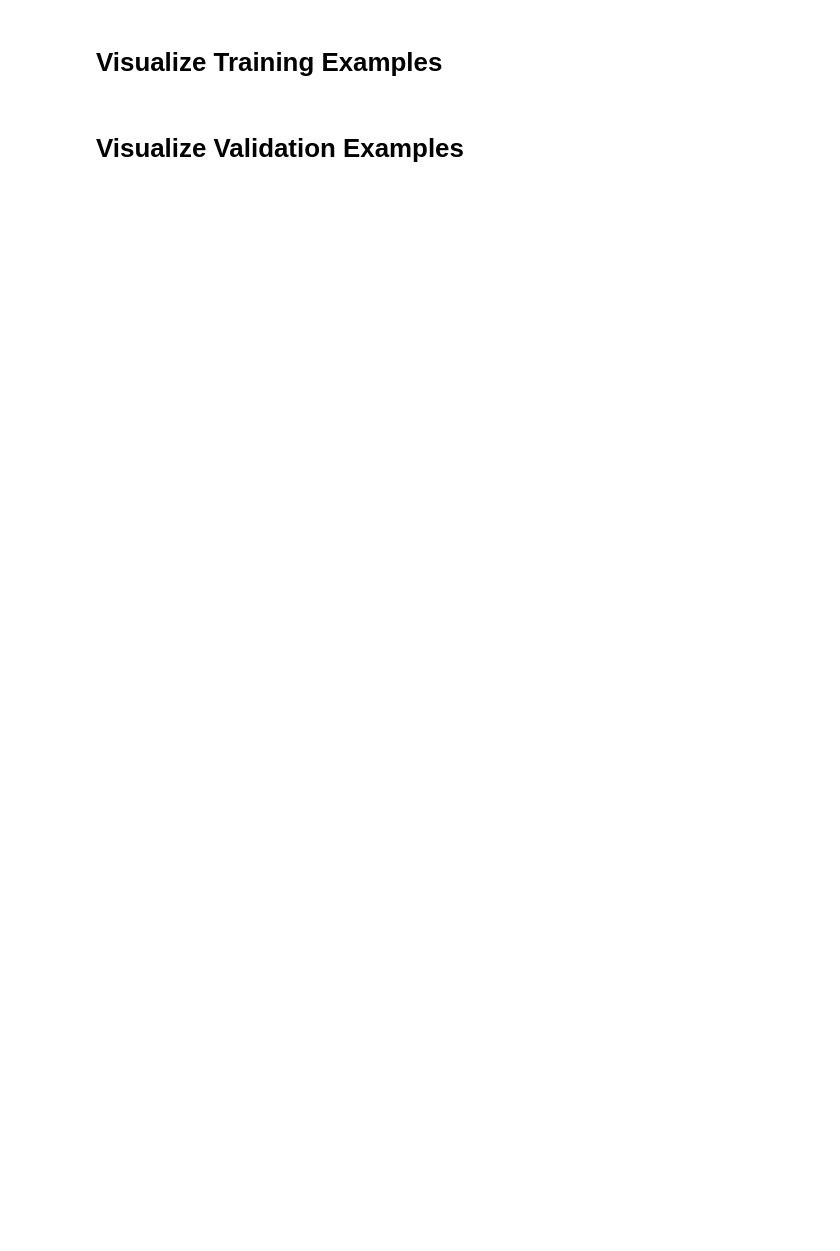
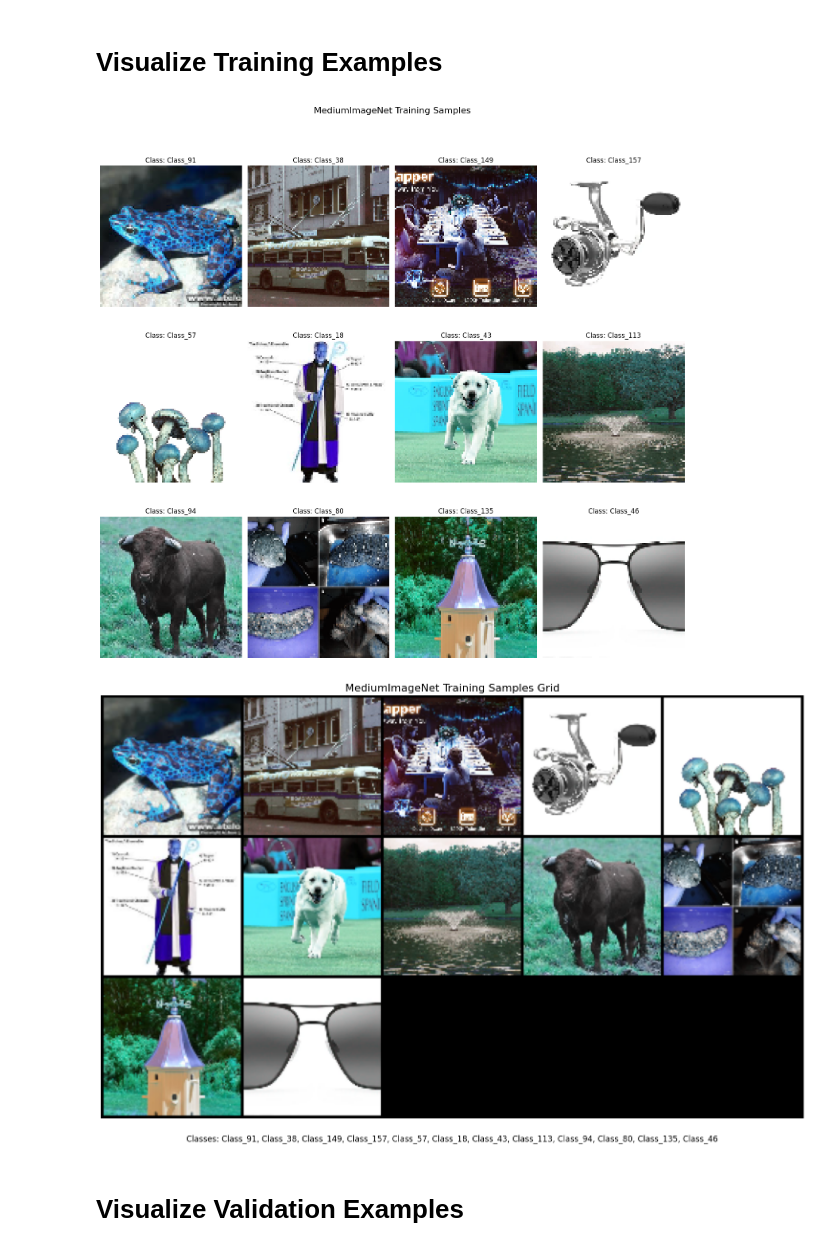
Before and after one commit to LoocasGoose/model-zhu, a Jupyter notebook: data/HDF5_visualizer.ipynb, the cells around one changed output. Saved outputs shown, nothing was run; the diff lists cells and outputs as text; code cells hidden in the pictures; blank space fills up the shorter version.

Commit message:
Add HDF5 dataset visualizer

```diff
--- a/data/HDF5_visualizer.ipynb
+++ b/data/HDF5_visualizer.ipynb
@@ -14,9 +14,11 @@ from PIL import Image
 # Load the Dataset
 # %%
 # Path to the HDF5 dataset and class names file
-# Change this path if needed to match your environment
-DATA_DIR = '/data/medium-imagenet'
-HDF5_PATH = os.path.join(DATA_DIR, 'medium-imagenet-nmep-96.hdf5')
+# Updated path to match the actual location on honeydew
+DATA_DIR = '/honey/nmep'
+HDF5_PATH = os.path.join(DATA_DIR, 'medium-imagenet-96.hdf5')  # Updated filename
+
+# Try to find class names file
 CLASS_NAMES_PATH = os.path.join(DATA_DIR, 'class_names.txt')
 
 # If the class_names.txt is not available, you can try these alternatives
@@ -33,7 +35,15 @@ try:
     print(f"First 5 classes: {class_names[:5]}")
 except FileNotFoundError:
     print(f"Class names file not found at {CLASS_NAMES_PATH}")
-    class_names = [f"Class_{i}" for i in range(200)]  # Fallback to generic names
+    # Try looking for class names in alternative locations
+    try:
+        alt_path = '/data/medium-imagenet/class_names.txt'
+        with open(alt_path, 'r') as f:
+            class_names = [line.strip() for line in f.readlines()]
+        print(f"Loaded {len(class_names)} class names from {alt_path}")
+    except FileNotFoundError:
+        print("Falling back to generic class names")
+        class_names = [f"Class_{i}" for i in range(200)]  # Fallback to generic names
 
 # Open the HDF5 file
 try:
@@ -90,38 +109,41 @@ def display_image_grid(images, labels, num_images=10, title="Dataset Samples Gri
     plt.imshow(grid_np)
     plt.title(title, fontsize=16)
     plt.axis('off')
 
     # Add class names below the image
     class_text = ", ".join([class_names[labels[i]] for i in range(min(num_images, len(labels)))])
     plt.figtext(0.5, 0.01, f"Classes: {class_text}", wrap=True, horizontalalignment='center', fontsize=12)
 
     plt.tight_layout()
     plt.show()
 
 # Visualize training samples
 try:
     # Access train data and labels
-    train_data = h5_file['train_data']
-    train_labels = h5_file['train_labels']
+    images_train = h5_file['images-train']
+    labels_train = h5_file['labels-train']
 
     # Sample random indices
     num_samples = 12
-    sample_indices = np.random.choice(len(train_labels), num_samples, replace=False)
+    sample_indices = np.random.choice(len(labels_train), num_samples, replace=False)
 
     # Get the sampled images and labels
-    sample_images = [train_data[i] for i in sample_indices]
-    sample_labels = [train_labels[i] for i in sample_indices]
+    sample_images = [np.transpose(images_train[i], (1, 2, 0)) for i in sample_indices]
+    sample_labels = [labels_train[i] for i in sample_indices]
 
     # Display individual images
     display_images(sample_images, sample_labels, num_samples, "MediumImageNet Training Samples")
 
     # Display as a grid
     display_image_grid(sample_images, sample_labels, num_samples, "MediumImageNet Training Samples Grid")
 
 except KeyError as e:
     print(f"Error accessing dataset: {e}")
     print("The HDF5 file structure might be different than expected.")
     print(f"Available keys: {list(h5_file.keys())}")
+# %% [output]
+[figure, added]
+[figure, added]
 # %% [markdown]
 # Visualize Validation Examples
 # %%
```
Also changed, not shown: parts of 5 cells of this notebook.
